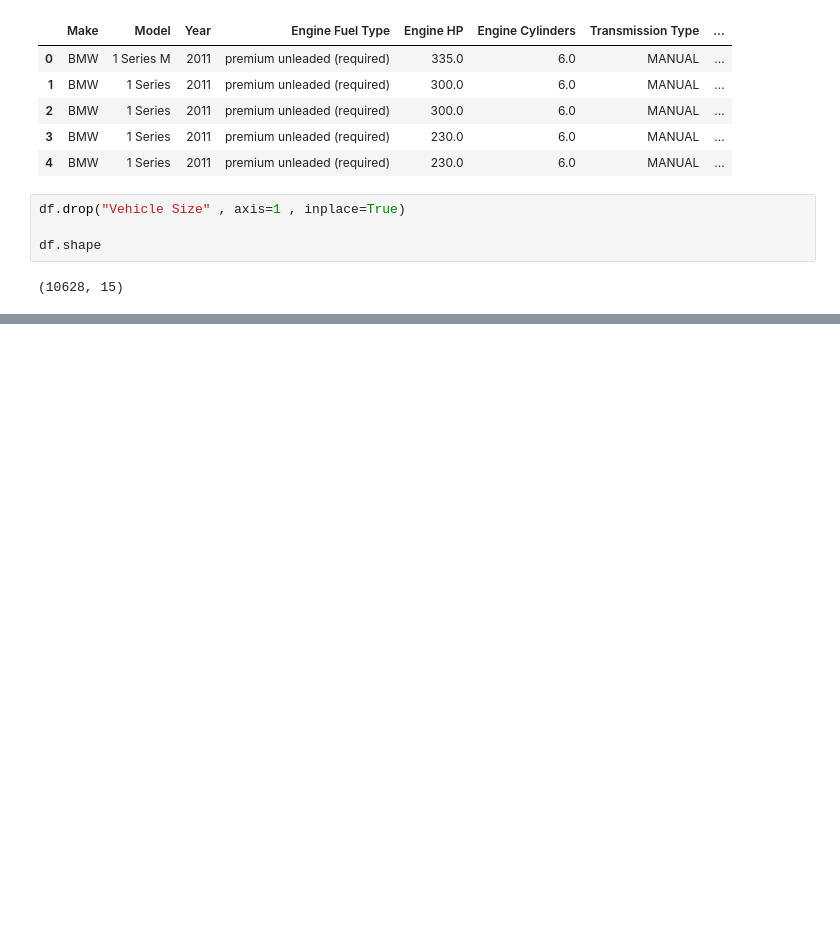
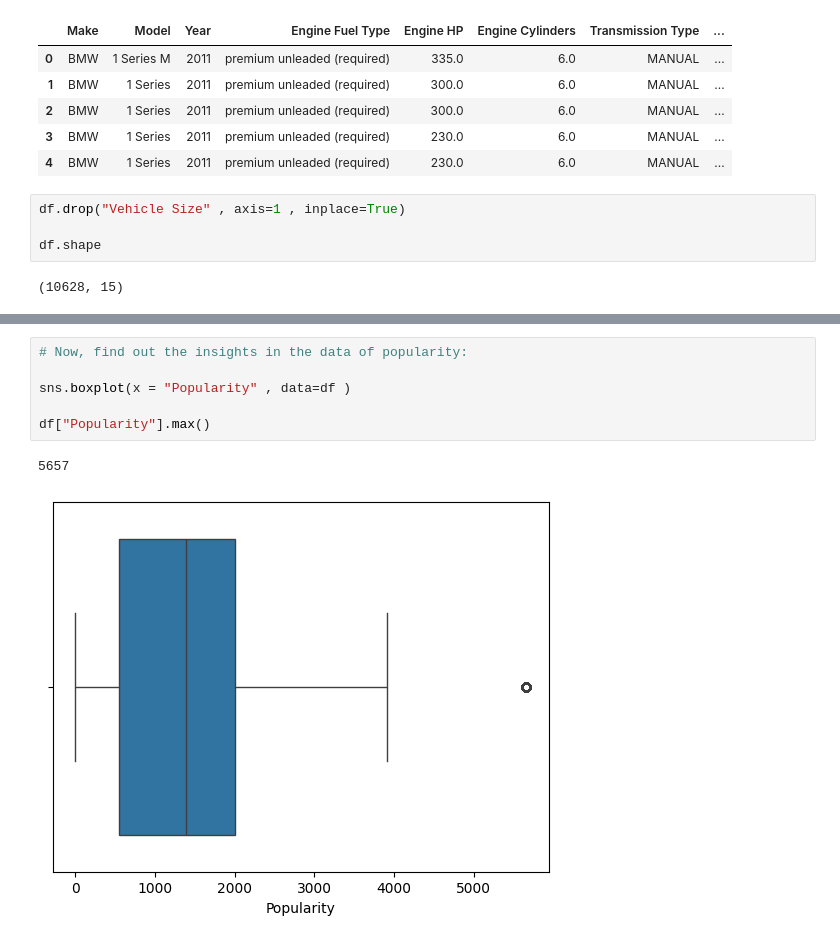
Before and after one commit to owaisnadeem18/Continuing_AI_Course_Saylani, a Jupyter notebook: August Monthly Test Preparation EDA and Linear + Logistic Regression/Lecture_13_EDA_HTS_irfan_malik.ipynb, the cells around one changed output, grey strips where cells are left out. Drawn from its saved outputs; the diff is of its cells as text; blank space fills up the shorter version.

```diff
--- a/August Monthly Test Preparation EDA and Linear + Logistic Regression/Lecture_13_EDA_HTS_irfan_malik.ipynb
+++ b/August Monthly Test Preparation EDA and Linear + Logistic Regression/Lecture_13_EDA_HTS_irfan_malik.ipynb
@@ -398,0 +431,9 @@ df.shape
+# %%
+# Now, find out the insights in the data of popularity:
+
+sns.boxplot(x = "Popularity" , data=df )
+
+df["Popularity"].max()
+# %% [output]
+5657
+[figure, added]
```
Also changed, not shown: parts of 8 cells of this notebook.
